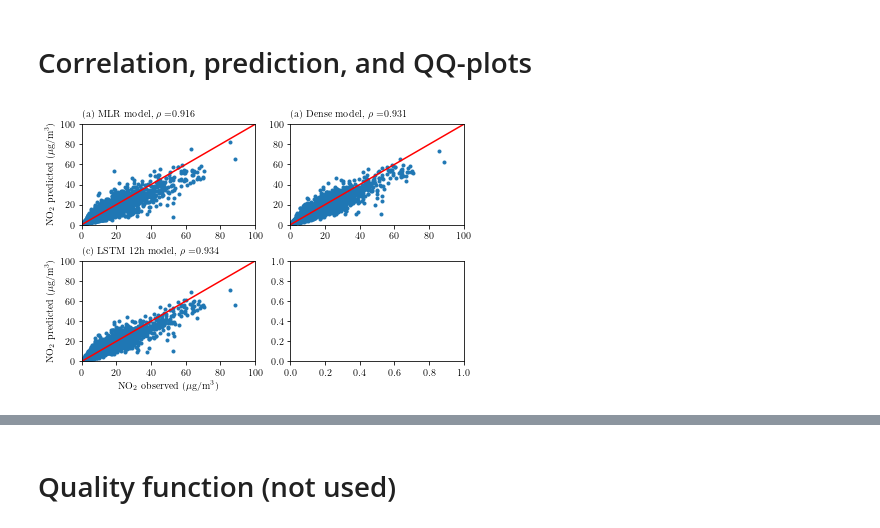
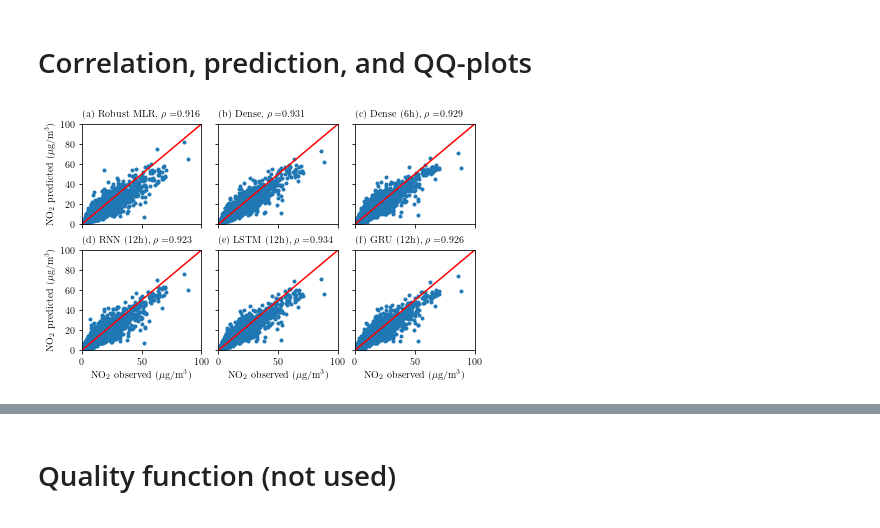
Before and after one commit to simoncarlen/forecasting_project, a Jupyter notebook: jupyter_notebooks/forecast_plots_NO2.ipynb, the cells around one changed output, grey strips where cells are left out. Drawn from its saved outputs; the diff is of its cells as text; code cells hidden in the pictures.

Commit message:
thesis results expandend

```diff
--- a/jupyter_notebooks/forecast_plots_NO2.ipynb
+++ b/jupyter_notebooks/forecast_plots_NO2.ipynb
@@ -143,3 +143,6 @@ RMSE 3.337
 MAE 2.149
 ME -0.042
 MAPE 0.274
+# %%
+df_dense_6h_results['error'] = df_dense_6h_results['NO$_2$ observed'] - df_dense_6h_results['NO$_2$ predicted']
+print('\nRNN\n',sm.stats.acorr_ljungbox(df_dense_6h_results['error'].values, lags=[10], boxpierce=True, return_df=True))
@@ -197,3 +204,6 @@ RMSE 4.847
 MAE 3.384
 ME 0.499
 MAPE 0.492
+# %%
+df_RNN_12h_results['error'] = df_RNN_12h_results['NO$_2$ observed'] - df_RNN_12h_results['NO$_2$ predicted']
+print('\nRNN\n',sm.stats.acorr_ljungbox(df_RNN_12h_results['error'].values, lags=[10], boxpierce=True, return_df=True))
@@ -308,0 +318,3 @@ MAPE 0.259
+# %%
+df_GRU_12h_results['error'] = df_GRU_12h_results['NO$_2$ observed'] - df_GRU_12h_results['NO$_2$ predicted']
+print('\nGRU\n',sm.stats.acorr_ljungbox(df_GRU_12h_results['error'].values, lags=[10], boxpierce=True, return_df=True))
@@ -311,61 +327,86 @@ MAPE 0.259
 # %%
 rho_robust = stats.pearsonr(df_rreg_results.iloc[:,0], df_rreg_results.iloc[:,1])
 rho_simple_dense = stats.pearsonr(df_simple_dense_results.iloc[:,0], df_simple_dense_results.iloc[:,1])
-# rho_dense = stats.pearsonr(df_dense_results.iloc[:,0], df_dense_results.iloc[:,1])
-# rho_RNN = stats.pearsonr(df_RNN_results.iloc[:,0], df_RNN_results.iloc[:,1])
+rho_dense = stats.pearsonr(df_dense_6h_results.iloc[:,0], df_dense_6h_results.iloc[:,1])
+rho_RNN = stats.pearsonr(df_RNN_12h_results.iloc[:,0], df_RNN_12h_results.iloc[:,1])
 rho_LSTM = stats.pearsonr(df_lstm_12h_results.iloc[:,0], df_lstm_12h_results.iloc[:,1])
+rho_GRU = stats.pearsonr(df_GRU_12h_results.iloc[:,0], df_GRU_12h_results.iloc[:,1])
 
-fig, ((ax1, ax2), (ax3, ax4)) = plt.subplots(2,2, constrained_layout=True, figsize=(6,4))
-# fig, (ax1, ax2) = plt.subplots(1,2, constrained_layout=True, figsize=(5.5, 2.5))
+# fig, (ax1, ax2, ax3) = plt.subplots(1,3, constrained_layout=True, figsize=(6.15, 2), sharey=True)
+fig, ((ax1, ax2, ax3), (ax4, ax5, ax6)) = plt.subplots(2, 3, constrained_layout = True,
+                                                       figsize = (6.15, 3.85), sharey=True, sharex=True)
 
 ax1.scatter(df_rreg_results['NO$_2$ observed'], df_rreg_results['NO$_2$ predicted'], marker='.')
 # ax1.set_xlabel('NO$_2$ (actual)')
 ax1.set_ylabel('NO$_2$ predicted ($\mu$g/m$^3$)')
-#ax1.set_xlabel('NO$_2$ observed')
-ax1.annotate(r'(a) MLR model, $\rho = $' + str(round(rho_robust[0],3)), xy=(0, 1.07), xycoords="axes fraction")
+# ax1.set_xlabel('NO$_2$ observed ($\mu$g/m$^3$)')
+ax1.annotate(r'(a) Robust MLR, $\rho = $' + str(round(rho_robust[0],3)), xy=(0, 1.07), xycoords="axes fraction")
 ax1.set_ylim(0.0, 100.0)
 ax1.set_xlim(0.0, 100.0)
 line = mlines.Line2D([0, 1], [0, 1], color='red')
 transform = ax1.transAxes
 line.set_transform(transform)
 ax1.add_line(line)
 
 ax2.scatter(df_simple_dense_results['NO$_2$ observed'], df_simple_dense_results['NO$_2$ predicted'], marker='.')
 # ax2.set_ylabel('NO$_2$ predicted ($\mu$g/m$^3$)')
-#ax2.set_xlabel('NO$_2$ observed')
-ax2.annotate(r'(a) Dense model, $\rho = $' + str(round(rho_simple_dense[0],3)), xy=(0, 1.07), xycoords="axes fraction")
+# ax2.set_xlabel('NO$_2$ observed ($\mu$g/m$^3$)')
+ax2.annotate(r'(b) Dense, $\rho = $' + str(round(rho_simple_dense[0],3)), xy=(0, 1.07), xycoords="axes fraction")
 ax2.set_ylim(0.0, 100.0)
 ax2.set_xlim(0.0, 100.0)
 line = mlines.Line2D([0, 1], [0, 1], color='red')
 transform = ax2.transAxes
 line.set_transform(transform)
 ax2.add_line(line)
 
-ax3.scatter(df_lstm_12h_results['NO$_2$ observed'], df_lstm_12h_results['NO$_2$ predicted'], marker='.')
-ax3.set_xlabel('NO$_2$ observed ($\mu$g/m$^3$)')
-ax3.set_ylabel('NO$_2$ predicted ($\mu$g/m$^3$)')
-ax3.annotate(r'(c) LSTM 12h model, $\rho = $' + str(round(rho_LSTM[0],3)), xy=(0, 1.07), xycoords="axes fraction")
+ax3.scatter(df_dense_6h_results['NO$_2$ observed'], df_dense_6h_results['NO$_2$ predicted'], marker='.')
+# ax2.set_ylabel('NO$_2$ predicted ($\mu$g/m$^3$)')
+# ax3.set_xlabel('NO$_2$ observed ($\mu$g/m$^3$)')
+ax3.annotate(r'(c) Dense (6h), $\rho = $' + str(round(rho_dense[0],3)), xy=(0, 1.07), xycoords="axes fraction")
 ax3.set_ylim(0.0, 100.0)
 ax3.set_xlim(0.0, 100.0)
 line = mlines.Line2D([0, 1], [0, 1], color='red')
 transform = ax3.transAxes
 line.set_transform(transform)
 ax3.add_line(line)
 
-# ax4.scatter(df_lstm_results['NO$_2$ observed'], df_lstm_results['NO$_2$ predicted'], marker='.')
-# ax4.set_xlabel('NO$_2$ observed ($\mu$g/m$^3$)')
-# ax4.set_ylim(0.0, 100.0)
-# ax4.set_xlim(0.0, 100.0)
-# # ax4.set_ylabel('NO$_2$ predicted')
-# ax4.annotate(r'(d) LSTM model, $\rho = $' + str(round(rho_LSTM[0],3)), xy=(0, 1.07), xycoords="axes fraction")
-# line = mlines.Line2D([0, 1], [0, 1], color='red')
-# transform = ax4.transAxes
-# line.set_transform(transform)
-# ax4.add_line(line)
+ax4.scatter(df_RNN_12h_results['NO$_2$ observed'], df_RNN_12h_results['NO$_2$ predicted'], marker='.')
+ax4.set_ylabel('NO$_2$ predicted ($\mu$g/m$^3$)')
+ax4.set_xlabel('NO$_2$ observed ($\mu$g/m$^3$)')
+ax4.annotate(r'(d) RNN (12h), $\rho = $' + str(round(rho_RNN[0],3)), xy=(0, 1.07), xycoords="axes fraction")
+ax4.set_ylim(0.0, 100.0)
+ax4.set_xlim(0.0, 100.0)
+line = mlines.Line2D([0, 1], [0, 1], color='red')
+transform = ax4.transAxes
+line.set_transform(transform)
+ax4.add_line(line)
 
-plt.savefig('../plots/correlations.pdf')
+ax5.scatter(df_lstm_12h_results['NO$_2$ observed'], df_lstm_12h_results['NO$_2$ predicted'], marker='.')
+ax5.set_xlabel('NO$_2$ observed ($\mu$g/m$^3$)')
+# ax3.set_ylabel('NO$_2$ predicted ($\mu$g/m$^3$)')
+ax5.annotate(r'(e) LSTM (12h), $\rho = $' + str(round(rho_LSTM[0],3)), xy=(0, 1.07), xycoords="axes fraction")
+ax5.set_ylim(0.0, 100.0)
+ax5.set_xlim(0.0, 100.0)
+line = mlines.Line2D([0, 1], [0, 1], color='red')
+transform = ax5.transAxes
+line.set_transform(transform)
+ax5.add_line(line)
+
+ax6.scatter(df_GRU_12h_results['NO$_2$ observed'], df_GRU_12h_results['NO$_2$ predicted'], marker='.')
+ax6.set_xlabel('NO$_2$ observed ($\mu$g/m$^3$)')
+# ax3.set_ylabel('NO$_2$ predicted ($\mu$g/m$^3$)')
+ax6.annotate(r'(f) GRU (12h), $\rho = $' + str(round(rho_GRU[0],3)), xy=(0, 1.07), xycoords="axes fraction")
+ax6.set_ylim(0.0, 100.0)
+ax6.set_xlim(0.0, 100.0)
+line = mlines.Line2D([0, 1], [0, 1], color='red')
+transform = ax6.transAxes
+line.set_transform(transform)
+ax6.add_line(line)
+
+# plt.savefig('../plots/correlations.pdf')
+plt.savefig('../plots/correlations_all.pdf')
 # %% [output]
-[figure, old version]
+[figure, new version]
 # %%
 start = '2021-12-01 00:00:00'
 end = '2021-12-11 00:00'
```
Also changed, not shown: parts of 11 cells of this notebook, 4 other files.
